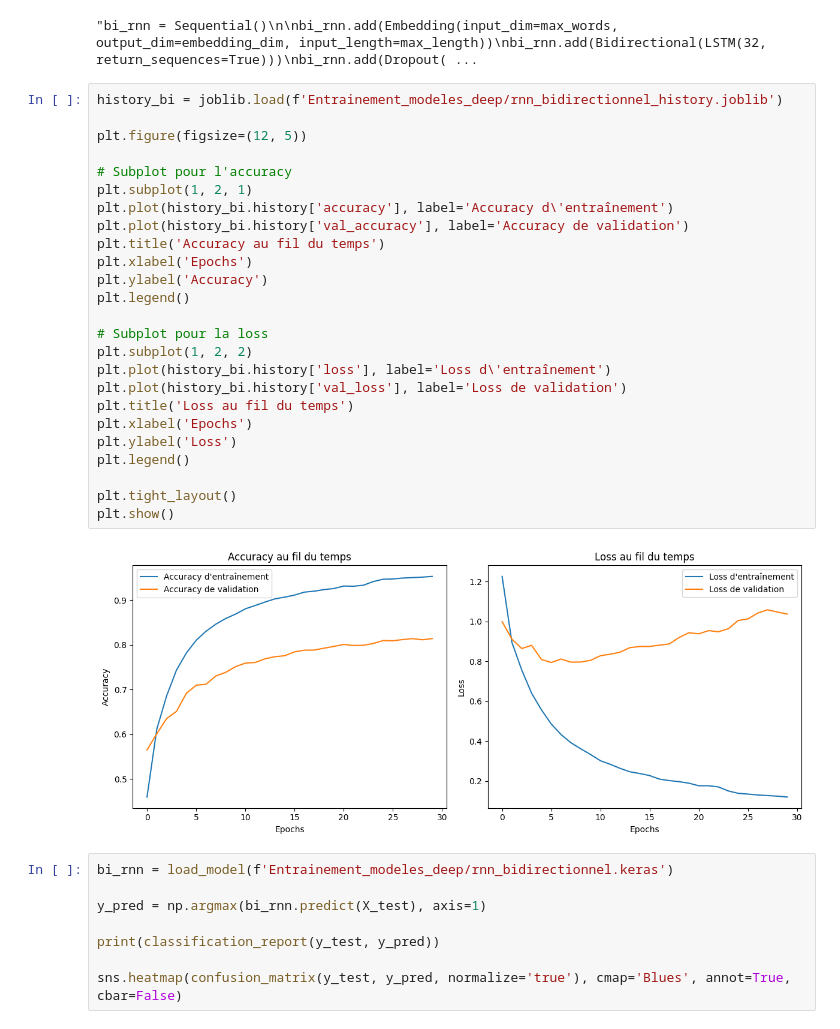
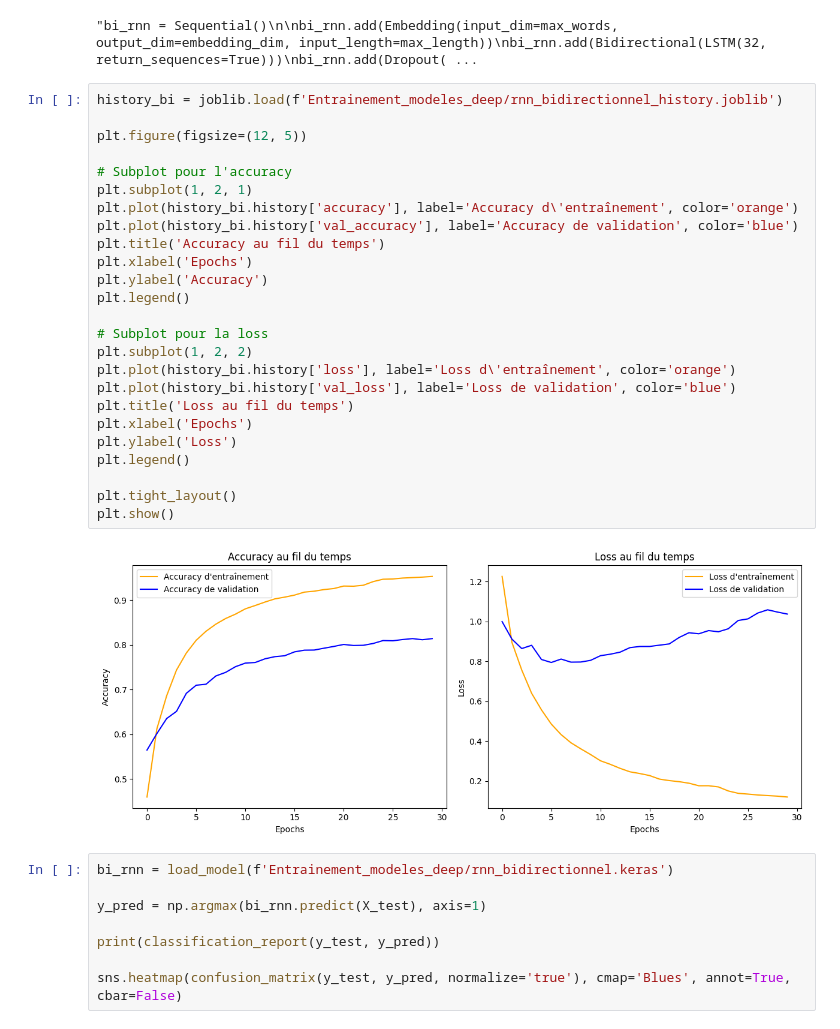
Before and after one commit to KylianSts/UGC_project, a Jupyter notebook: Prediction_satisfaction_avis.ipynb, the cells around one changed output. Saved outputs shown, nothing was run; the diff lists cells and outputs as text.

```diff
--- a/Prediction_satisfaction_avis.ipynb
+++ b/Prediction_satisfaction_avis.ipynb
@@ -506,30 +517,30 @@ joblib.dump(history_bi, 'Entrainement_modeles_deep/rnn_bidirectionnel_history.jo
 # %%
 history_bi = joblib.load(f'Entrainement_modeles_deep/rnn_bidirectionnel_history.joblib')
 
 plt.figure(figsize=(12, 5))
 
 # Subplot pour l'accuracy
 plt.subplot(1, 2, 1)
-plt.plot(history_bi.history['accuracy'], label='Accuracy d\'entraînement')
-plt.plot(history_bi.history['val_accuracy'], label='Accuracy de validation')
+plt.plot(history_bi.history['accuracy'], label='Accuracy d\'entraînement', color='orange')
+plt.plot(history_bi.history['val_accuracy'], label='Accuracy de validation', color='blue')
 plt.title('Accuracy au fil du temps')
 plt.xlabel('Epochs')
 plt.ylabel('Accuracy')
 plt.legend()
 
 # Subplot pour la loss
 plt.subplot(1, 2, 2)
-plt.plot(history_bi.history['loss'], label='Loss d\'entraînement')
-plt.plot(history_bi.history['val_loss'], label='Loss de validation')
+plt.plot(history_bi.history['loss'], label='Loss d\'entraînement', color='orange')
+plt.plot(history_bi.history['val_loss'], label='Loss de validation', color='blue')
 plt.title('Loss au fil du temps')
 plt.xlabel('Epochs')
 plt.ylabel('Loss')
 plt.legend()
 
 plt.tight_layout()
 plt.show()
 # %% [output]
-[figure, old version]
+[figure, new version]
 # %%
 bi_rnn = load_model(f'Entrainement_modeles_deep/rnn_bidirectionnel.keras')
 
```
Also changed, not shown: parts of 6 cells of this notebook.
